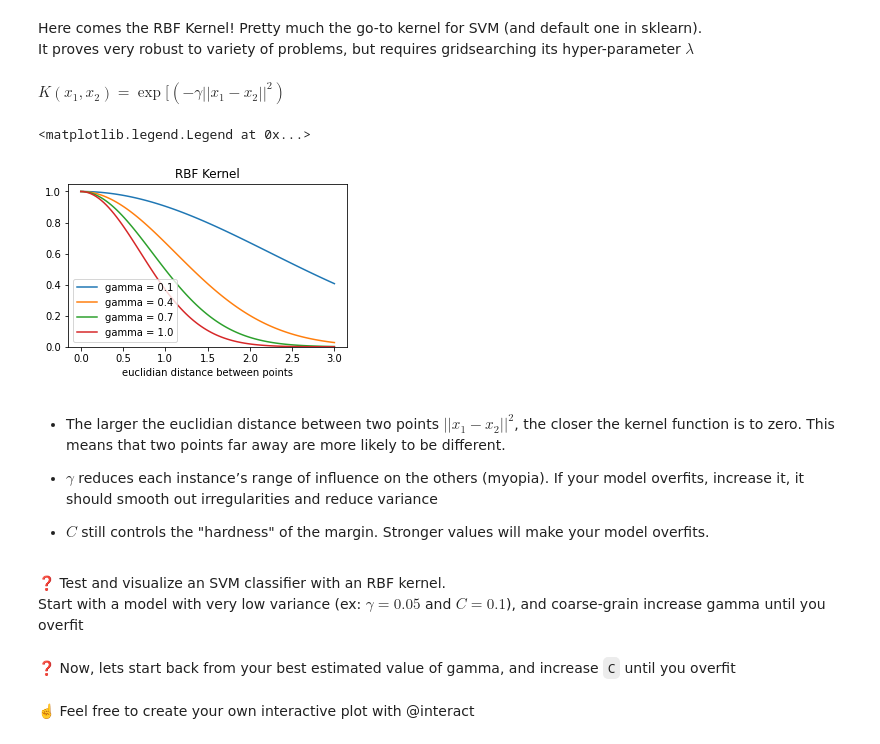
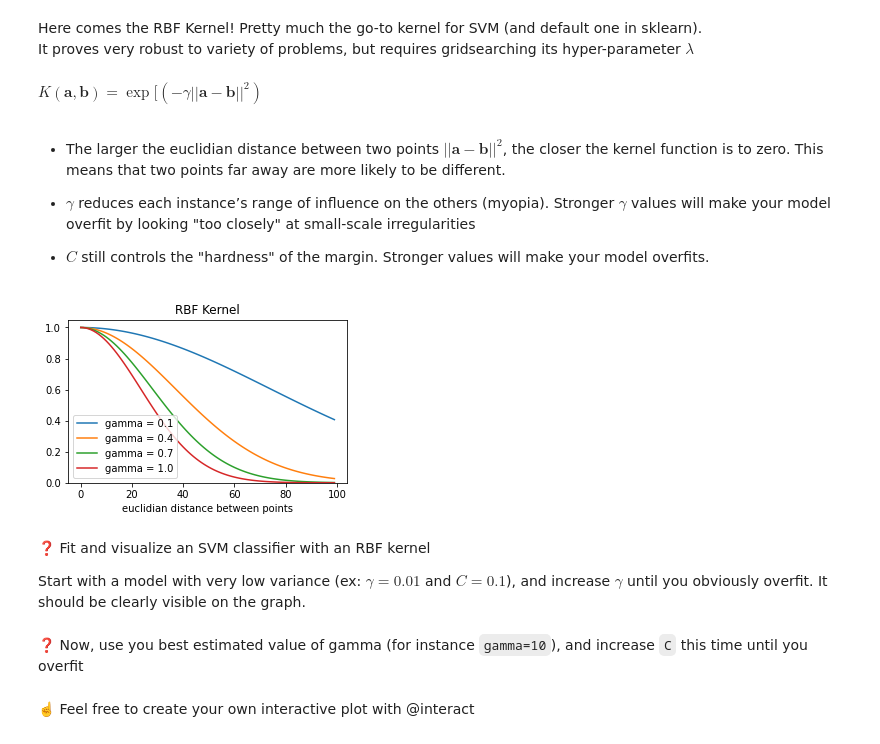
Before and after one commit to smhurf/lewagon_challenges, a Jupyter notebook: 05-ML/05-Model-Tuning/03-SVM/SVM.ipynb, the cells around one changed output. Cells and saved outputs as stored; diff of their text form; code cells hidden in the pictures.

```diff
--- a/05-ML/05-Model-Tuning/03-SVM/SVM.ipynb
+++ b/05-ML/05-Model-Tuning/03-SVM/SVM.ipynb
@@ -156,25 +176,24 @@ Here comes the RBF Kernel!
 Pretty much the go-to kernel for SVM (and default one in sklearn).
 It proves very robust to variety of problems, but requires gridsearching its hyper-parameter $\lambda$
 # %% [markdown]
-$K(x_1,x_2) = \exp[ \left( - \gamma ||x_1-x_2||^2\right)$
+$K(\textbf{a},\textbf{b}) = \exp[ \left( - \gamma ||\textbf{a}-\textbf{b}||^2\right)$
+# %% [markdown]
+- The larger the euclidian distance between two points $||\textbf{a}-\textbf{b}||^2$, the closer the kernel function is to zero. This means that two points far away are more likely to be different.
+
+- $\gamma$ reduces each instance’s range of influence on the others (myopia). Stronger $\gamma$ values will make your model overfit by looking "too closely" at small-scale irregularities
+
+- $C$ still controls the "hardness" of the margin. Stronger values will make your model overfits.
 # %%
-x = np.linspace(0,3,100)
 for gamma in np.linspace(0.1, 1, 4):
-    plt.plot(x,np.exp(-gamma*x**2), label=f'gamma = {gamma}');
-plt.ylim(0,); plt.title('RBF Kernel'); plt.xlabel('euclidian distance between points'); plt.legend()
+    plt.plot(np.exp(-gamma*np.linspace(0,3,100)**2), label=f'gamma = {gamma}');
+plt.ylim(0,); plt.title('RBF Kernel'); plt.xlabel('euclidian distance between points'); plt.legend();
 # %% [output]
-<matplotlib.legend.Legend at 0x...>
-[figure, old version]
+[figure, new version]
-# %% [markdown]
-- The larger the euclidian distance between two points $||x_1-x_2||^2$, the closer the kernel function is to zero. This means that two points far away are more likely to be different.
-
-- $\gamma$ reduces each instance’s range of influence on the others (myopia). If your model overfits, increase it, it should smooth out irregularities and reduce variance
-
-- $C$ still controls the "hardness" of the margin. Stronger values will make your model overfits.
 # %% [markdown]
-❓ Test and visualize an SVM classifier with an RBF kernel.
-Start with a model with very low variance (ex: $\gamma=0.05$ and $C=0.1$), and coarse-grain increase gamma until you overfit
+❓ Fit and visualize an SVM classifier with an RBF kernel
+
+Start with a model with very low variance (ex: $\gamma=0.01$ and $C=0.1$), and increase $\gamma$ until you obviously overfit. It should be clearly visible on the graph.
 # %% [markdown]
-❓ Now, lets start back from your best estimated value of gamma, and increase `C` until you overfit
+❓ Now, use you best estimated value of gamma (for instance `gamma=10`), and increase `C` this time until you overfit
 # %% [markdown]
 ☝️ Feel free to create your own interactive plot with @interact
```
Also changed, not shown: parts of 33 cells of this notebook.
